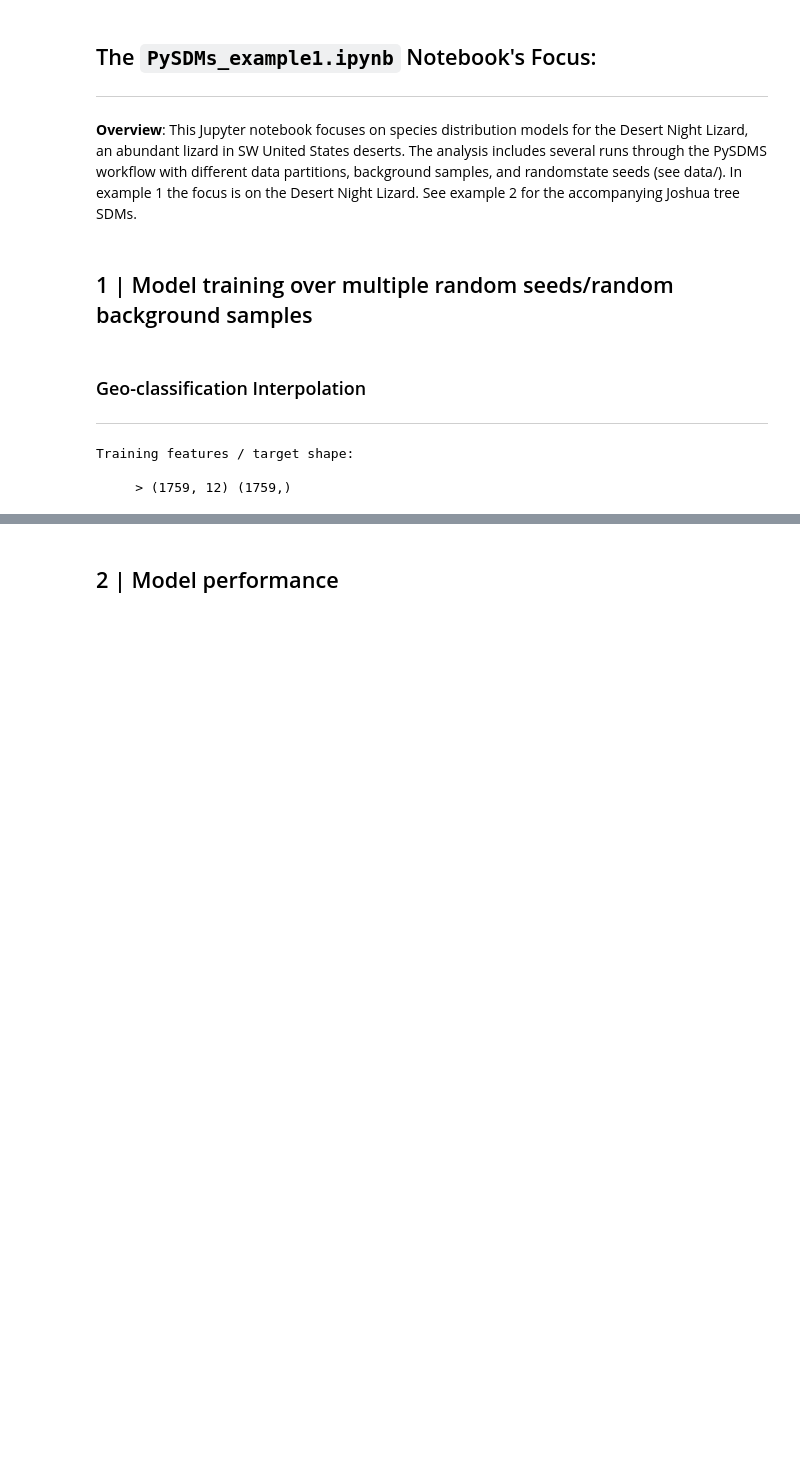
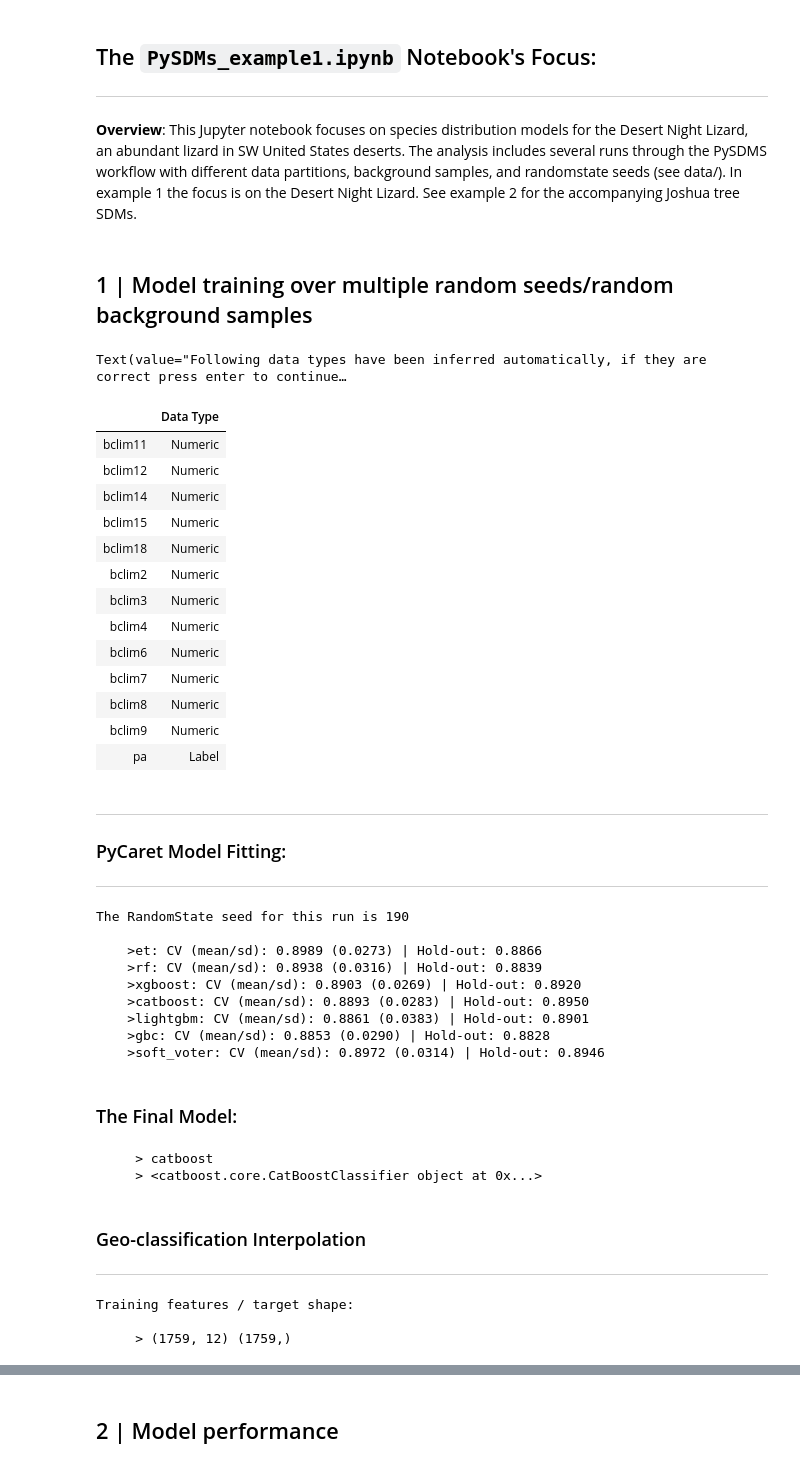
Before and after one commit to daniel-furman/PySDMs, a Jupyter notebook: examples/night_lizards/PySDMs_example1.ipynb, the cells around one changed output, grey strips where cells are left out. Cells and saved outputs as stored; diff of their text form; code cells hidden in the pictures; blank space fills up the shorter version.

```diff
--- a/examples/night_lizards/PySDMs_example1.ipynb
+++ b/examples/night_lizards/PySDMs_example1.ipynb
@@ -24,24 +24,55 @@ import pandas as pd
 # %%
 # Run PySDMs object over random seeds of choice
 asc_input_dir = 'data/train-rasters-2.5m/bclim*.asc'
 df_input_dir = 'data/env_train/env_train_xv_'
 random_seeds = np.arange(190, 191).tolist()
 
 for seed in random_seeds:
     data = pd.read_csv('data/env_train/env_train_xv_'+str(seed) + '.csv')
     exp_name = 'xv_'+str(seed)
     # Initialization
     x_vigilis = PySDMs(data, seed, 'pa', 'xv_'+str(seed), normalize=False, silent=False)
     # Model Fitting with self.fit()
-    #learner = x_vigilis.fit()
+    learner = x_vigilis.fit()
     # Geo-classification with self.interpolate()
     x_vigilis.interpolate(asc_input_dir, df_input_dir, 'outputs/', seed)
 # %% [output]
+Text(value="Following data types have been inferred automatically, if they are correct press enter to continue…
+|  | Data Type |
+| bclim11 | Numeric |
+| bclim12 | Numeric |
+| bclim14 | Numeric |
+| bclim15 | Numeric |
+| bclim18 | Numeric |
+| bclim2 | Numeric |
+| bclim3 | Numeric |
+| bclim4 | Numeric |
+| bclim6 | Numeric |
+| bclim7 | Numeric |
+| bclim8 | Numeric |
+| bclim9 | Numeric |
+| pa | Label |
-### Geo-classification Interpolation
+---
+ ### PyCaret Model Fitting:
  ---
-Training features / target shape:
-
-     > (1759, 12) (1759,)
+The RandomState seed for this run is 190
+
+    >et: CV (mean/sd): 0.8989 (0.0273) | Hold-out: 0.8866
+    >rf: CV (mean/sd): 0.8938 (0.0316) | Hold-out: 0.8839
+    >xgboost: CV (mean/sd): 0.8903 (0.0269) | Hold-out: 0.8920
+    >catboost: CV (mean/sd): 0.8893 (0.0283) | Hold-out: 0.8950
+    >lightgbm: CV (mean/sd): 0.8861 (0.0383) | Hold-out: 0.8901
+    >gbc: CV (mean/sd): 0.8853 (0.0290) | Hold-out: 0.8828
+    >soft_voter: CV (mean/sd): 0.8972 (0.0314) | Hold-out: 0.8946
+
+### The Final Model:
+     > catboost
+     > <catboost.core.CatBoostClassifier object at 0x...>
+### Geo-classification Interpolation
+ ---
+Training features / target shape:
+
+     > (1759, 12) (1759,)
 [figure]
 # %% [markdown]
 ## 2 | Model performance
```
Also changed, not shown: parts of 2 cells of this notebook.
